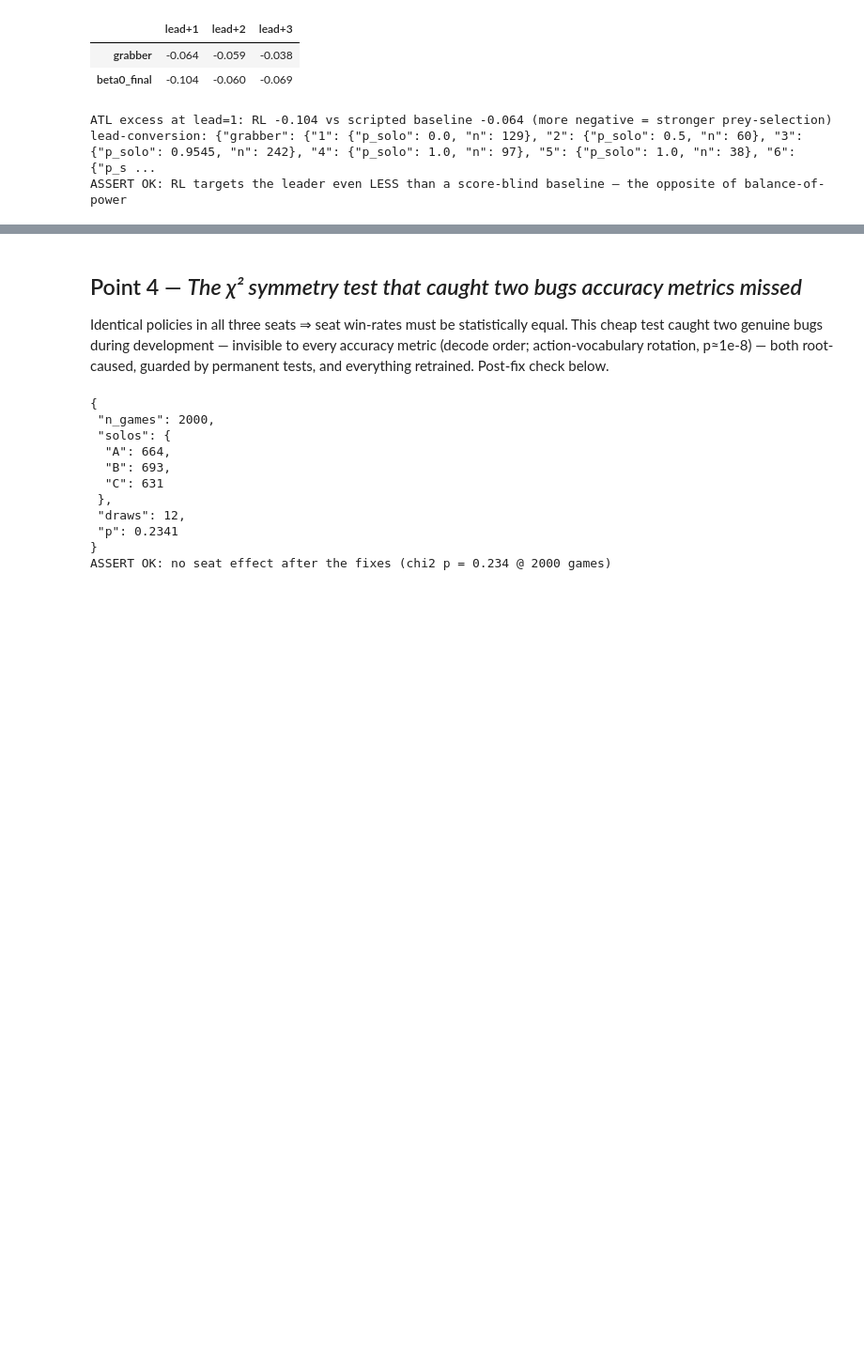
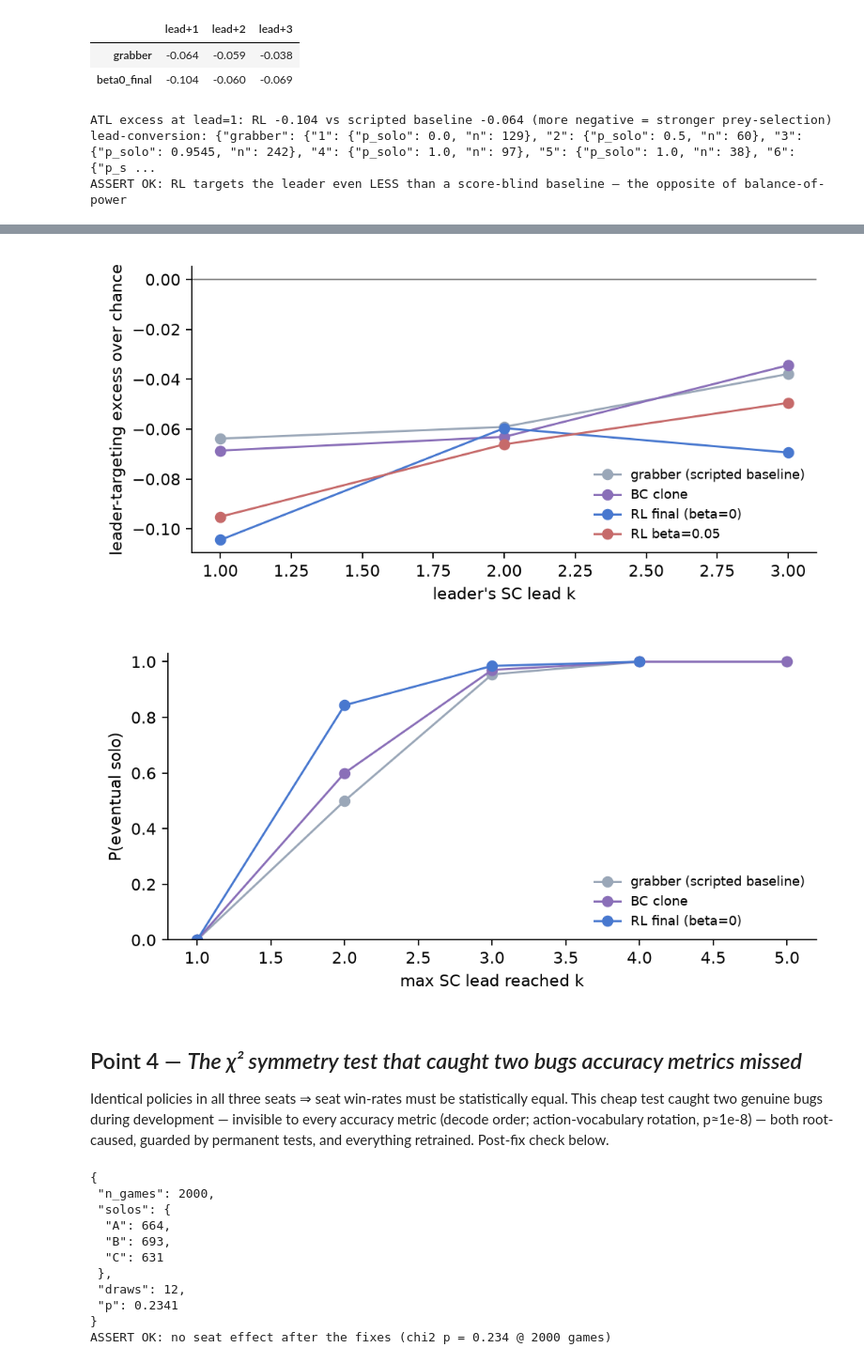
Before and after one commit to srirang-nabar/Diplomacy_RL, a Jupyter notebook: notebooks/00_review_walkthrough.ipynb, the cells around one changed output, grey strips where cells are left out. Shown at 94% size. Saved outputs shown, nothing was run; the diff lists cells and outputs as text; code cells hidden in the pictures; blank space fills up the shorter version.

Commit message:
Add attack-the-leader and lead-conversion figures to reviewer walkthrough

```diff
--- a/notebooks/00_review_walkthrough.ipynb
+++ b/notebooks/00_review_walkthrough.ipynb
@@ -66,3 +72,10 @@ ASSERT OK: RL targets the leader even LESS than a score-blind baseline — the o
+# %%
+from IPython.display import Image, display
+display(Image("../report/figs/attack_the_leader.png"))
+display(Image("../report/figs/lead_conversion.png"))
+# %% [output]
+[figure, added]
+[figure, added]
 # %% [markdown]
 ## Point 4 — *The χ² symmetry test that caught two bugs accuracy metrics missed*
 Identical policies in all three seats ⇒ seat win-rates must be statistically equal. This cheap test
```
Also changed, not shown: parts of 2 cells of this notebook.
